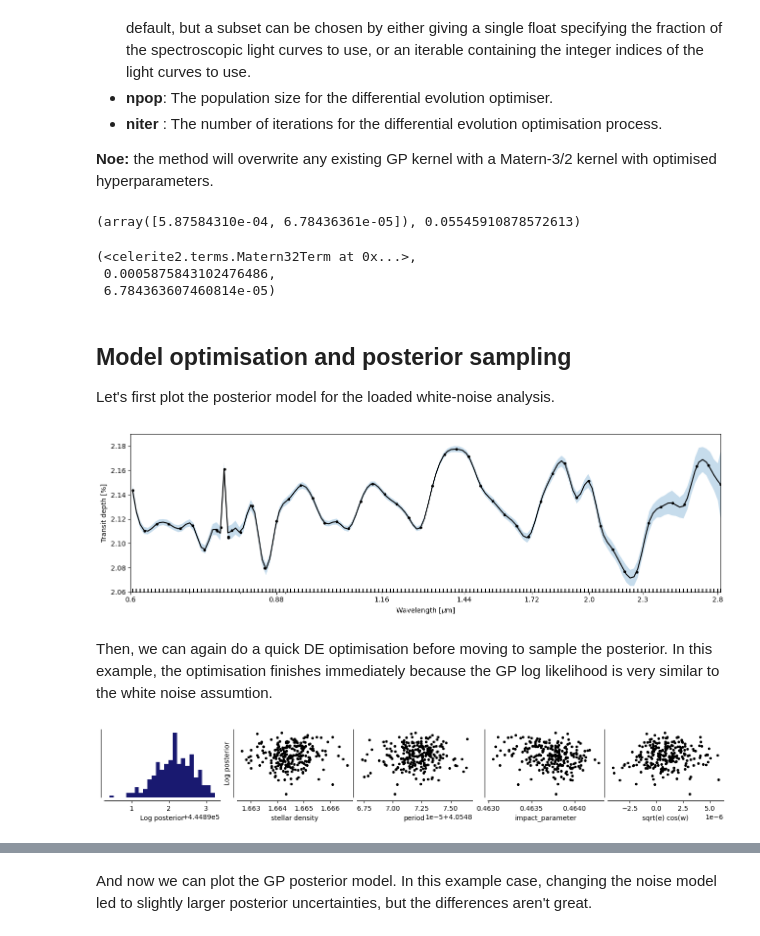
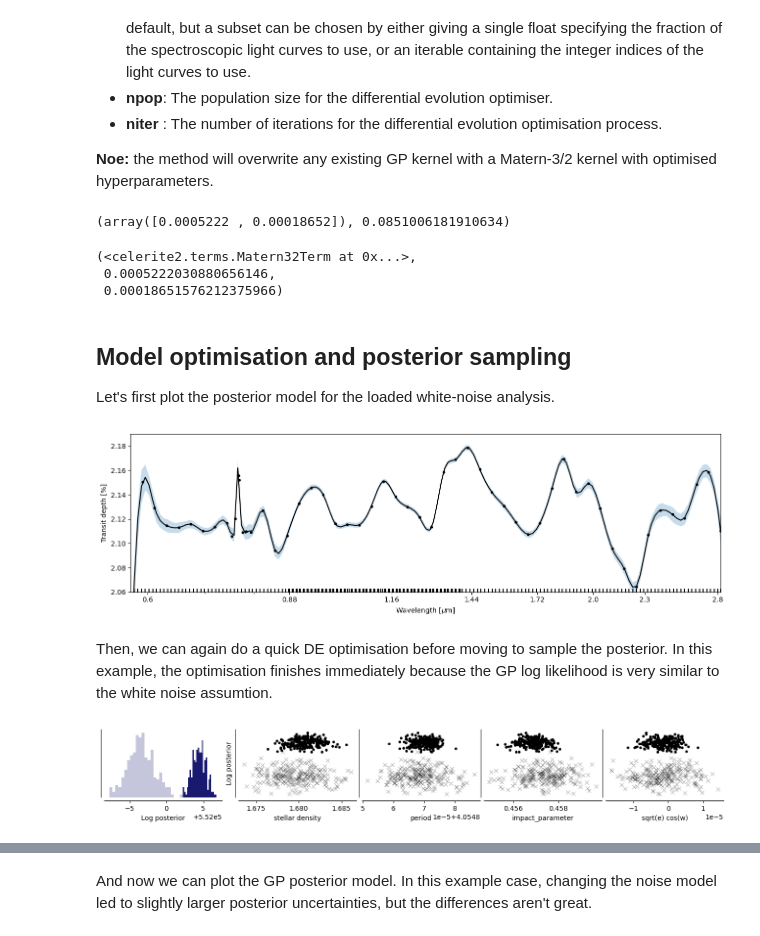
Before and after one commit to hpparvi/ExoIris, a Jupyter notebook: doc/source/examples/e01/04_gaussian_processes.ipynb, the cells around one changed output, grey strips where cells are left out. Drawn from its saved outputs; the diff is of its cells as text; code cells hidden in the pictures.

```diff
--- a/doc/source/examples/e01/04_gaussian_processes.ipynb
+++ b/doc/source/examples/e01/04_gaussian_processes.ipynb
@@ -16,4 +16,4 @@ from easyts import load_model
 # %% [markdown]
 ## Load a previous analysis
 # %%
-ts = load_model("01a_lowres_power2.fits", name='0xa')
+ts = load_model("01a.fits", name='04a')
@@ -79,13 +83,13 @@ The `EasyTS.optimize_gp_hyperparameters` method can be used to optimise a Matern
 # %%
 ts.optimize_gp_hyperparameters()
 # %% [output]
-(array([5.87584310e-04, 6.78436361e-05]), 0.05545910878572613)
+(array([0.0005222 , 0.00018652]), 0.0851006181910634)
 # %%
 ts.gp.kernel, ts.gp.kernel.sigma, ts.gp.kernel.rho
 # %% [output]
 (<celerite2.terms.Matern32Term at 0x...>,
- 0.0005875843102476486,
- 6.784363607460814e-05)
+ 0.0005222030880656146,
+ 0.00018651576212375966)
 # %% [markdown]
 ## Model optimisation and posterior sampling
 
@@ -97,7 +101,7 @@ fig, ax = subplots(figsize=(13,4))
 ts.plot_transmission_spectrum('mcmc', ax=ax, **pargs);
 fig.tight_layout()
 # %% [output]
-[figure, old version]
+[figure, new version]
 # %% [markdown]
 Then, we can again do a quick DE optimisation before moving to sample the posterior. In this example, the optimisation finishes immediately because the GP log likelihood is very similar to the white noise assumtion.
 # %%
@@ -105,7 +109,9 @@ def lnpostf(pv):
     return ts.lnposterior(pv)
 
 pool = Pool(8)
+# %%
+pvp0 = ts.create_initial_population(250, 'mcmc', False)
 # %%
-ts.fit(niter=250, npop=250, pool=pool, lnpost=lnpostf)
+ts.fit(niter=500, initial_population=pvp0, pool=pool, lnpost=lnpostf)
 # %% [output]
-[figure, old version]
+[figure, new version]
```
Also changed, not shown: parts of 9 cells of this notebook, 2 other files.
